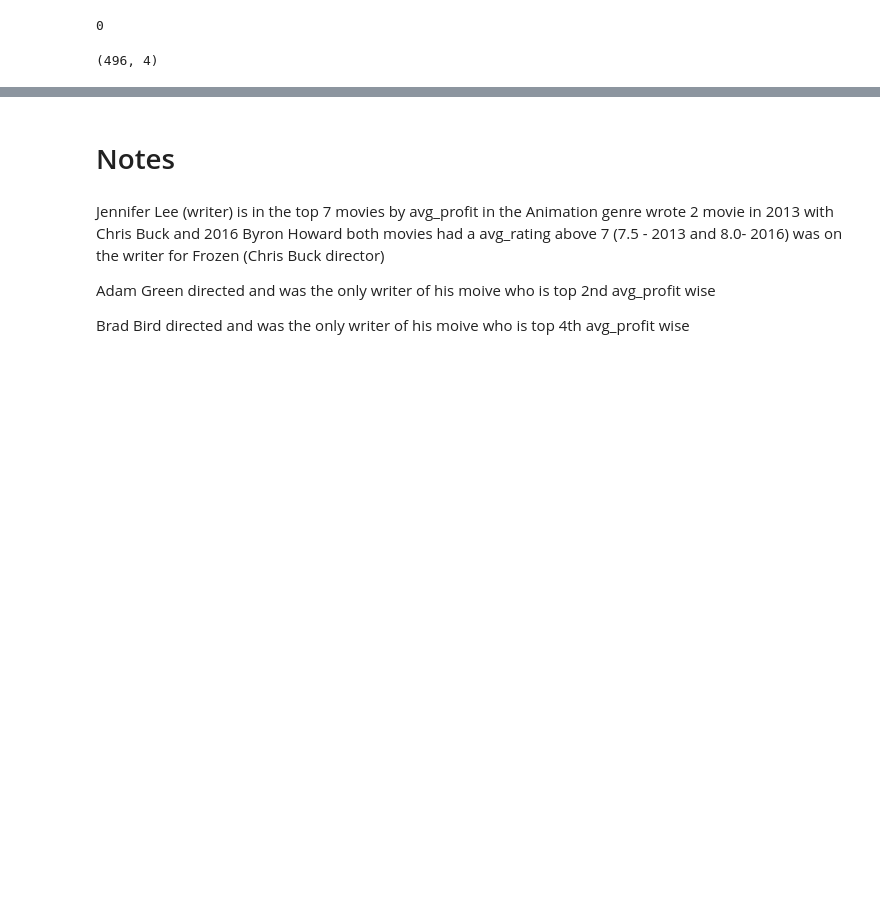
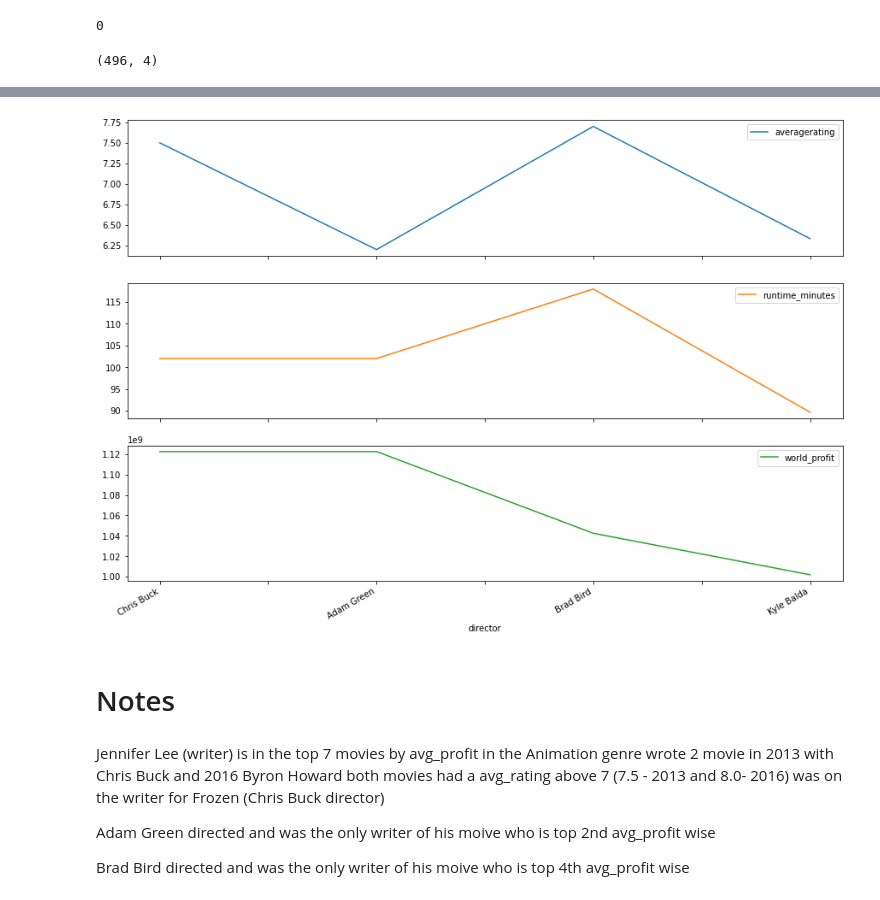
Before and after one commit to wasih790/Microsoft_Movie_Studio, a Jupyter notebook: 2_Statistical_Plotting/Question 3 - Director and Movie .ipynb, the cells around one changed output, grey strips where cells are left out. Saved outputs shown, nothing was run; the diff lists cells and outputs as text; code cells hidden in the pictures; blank space fills up the shorter version.

```diff
--- a/2_Statistical_Plotting/Question 3 - Director and Movie .ipynb
+++ b/2_Statistical_Plotting/Question 3 - Director and Movie .ipynb
@@ -175,0 +173,5 @@ ani_profit.iloc[:20]
+# %%
+ani_direct_profit = df[df['genres'] == 'Animation'].groupby(['director']).mean()\
+.sort_values(by = ['world_profit','averagerating'], ascending = False)
+# %%
+ani_direct_profit = ani_direct_profit.drop('start_year', axis=1)
@@ -176,3 +187,7 @@ ani_profit.iloc[:20]
+# %%
+ani_direct_profit.iloc[:4].plot(subplots= True, figsize=(15,11));
+# %% [output]
+[figure, added]
 # %% [markdown]
 # Notes
 # %% [markdown]
```
Also changed, not shown: parts of 7 cells of this notebook.
